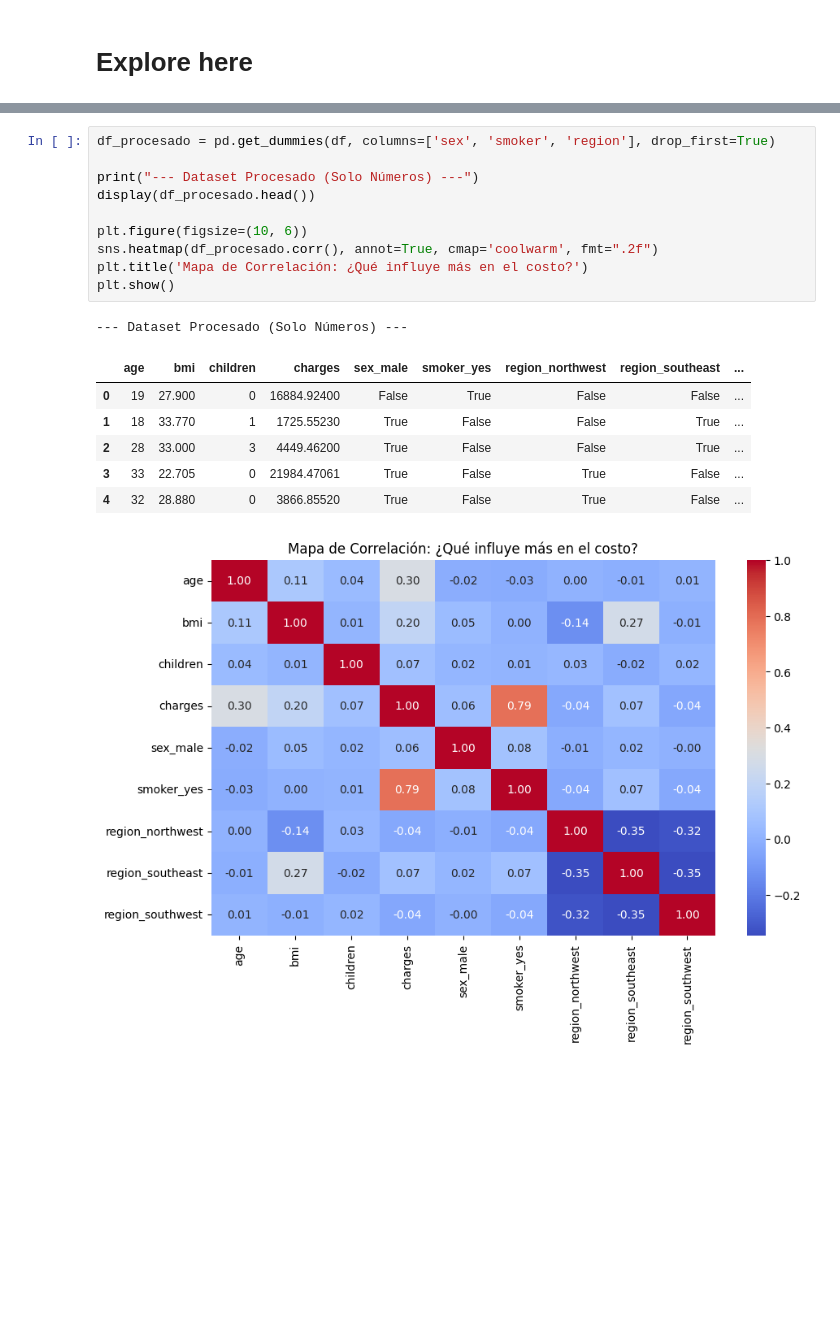
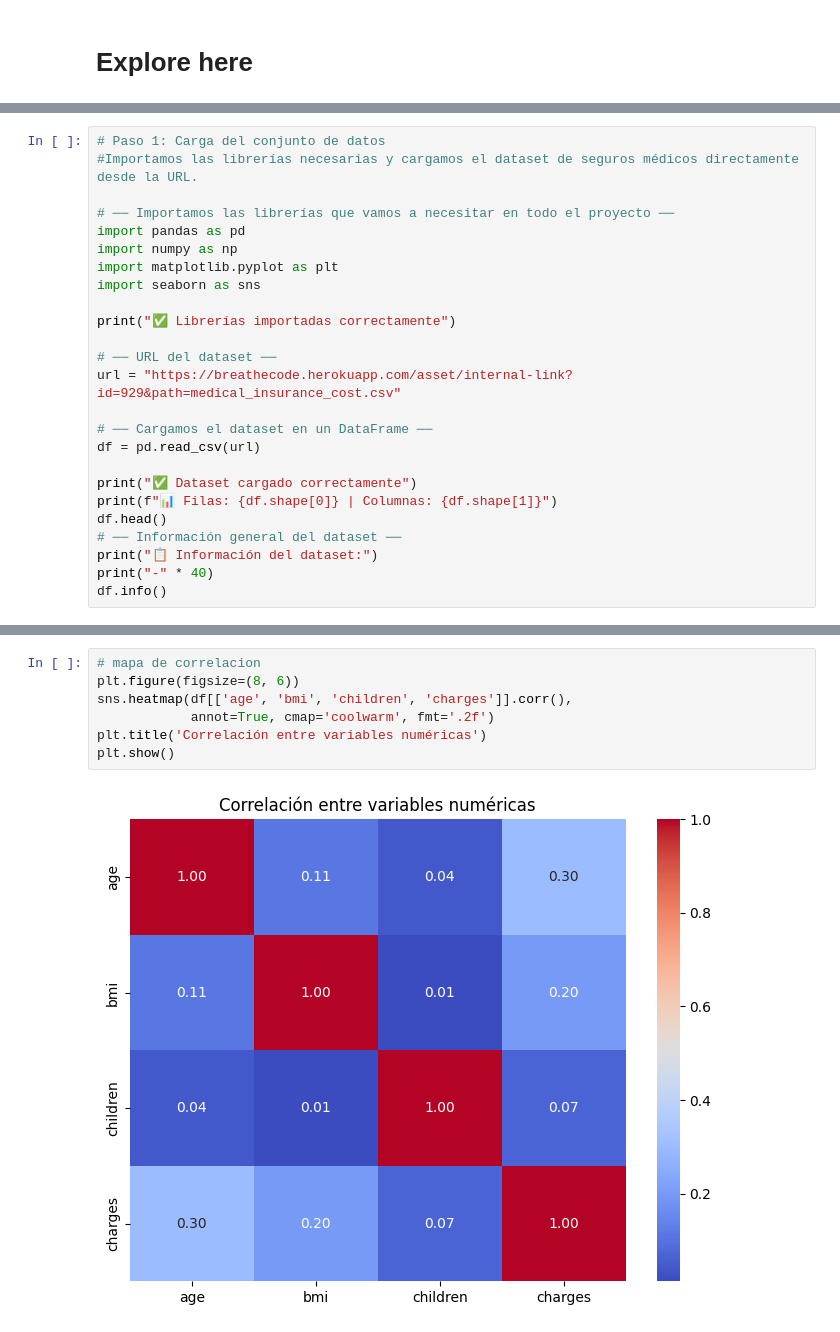
Before and after one commit to 4GeeksAcademy/regresion-lineal1, a Jupyter notebook: src/explore.ipynb, the cells around one changed output, grey strips where cells are left out. Drawn from its saved outputs; the diff is of its cells as text; blank space fills up the shorter version.

```diff
--- a/src/explore.ipynb
+++ b/src/explore.ipynb
@@ -78,0 +3,25 @@ plt.show()
+# %%
+# Paso 1: Carga del conjunto de datos
+#Importamos las librerías necesarias y cargamos el dataset de seguros médicos directamente desde la URL.
+
+# ── Importamos las librerías que vamos a necesitar en todo el proyecto ──
+import pandas as pd
+import numpy as np
+import matplotlib.pyplot as plt
+import seaborn as sns
+
+print("✅ Librerías importadas correctamente")
+
+# ── URL del dataset ──
+url = "https://breathecode.herokuapp.com/asset/internal-link?id=929&path=medical_insurance_cost.csv"
+
+# ── Cargamos el dataset en un DataFrame ──
+df = pd.read_csv(url)
+
+print("✅ Dataset cargado correctamente")
+print(f"📊 Filas: {df.shape[0]} | Columnas: {df.shape[1]}")
+df.head()
+# ── Información general del dataset ──
+print("📋 Información del dataset:")
+print("-" * 40)
+df.info()
@@ -79,19 +126,9 @@ plt.show()
 # %%
-df_procesado = pd.get_dummies(df, columns=['sex', 'smoker', 'region'], drop_first=True)
-
-print("--- Dataset Procesado (Solo Números) ---")
-display(df_procesado.head())
-
-plt.figure(figsize=(10, 6))
-sns.heatmap(df_procesado.corr(), annot=True, cmap='coolwarm', fmt=".2f")
-plt.title('Mapa de Correlación: ¿Qué influye más en el costo?')
+# mapa de correlacion
+plt.figure(figsize=(8, 6))
+sns.heatmap(df[['age', 'bmi', 'children', 'charges']].corr(),
+            annot=True, cmap='coolwarm', fmt='.2f')
+plt.title('Correlación entre variables numéricas')
 plt.show()
 # %% [output]
---- Dataset Procesado (Solo Números) ---
-|  | age | bmi | children | charges | sex_male | smoker_yes | region_northwest | region_southeast | ... |
-| 0 | 19 | 27.900 | 0 | 16884.92400 | False | True | False | False | ... |
-| 1 | 18 | 33.770 | 1 | 1725.55230 | True | False | False | True | ... |
-| 2 | 28 | 33.000 | 3 | 4449.46200 | True | False | False | True | ... |
-| 3 | 33 | 22.705 | 0 | 21984.47061 | True | False | True | False | ... |
-| 4 | 32 | 28.880 | 0 | 3866.85520 | True | False | True | False | ... |
-[figure, old version]
+[figure, new version]
```
Also changed, not shown: parts of 25 cells of this notebook, 1 other file.
